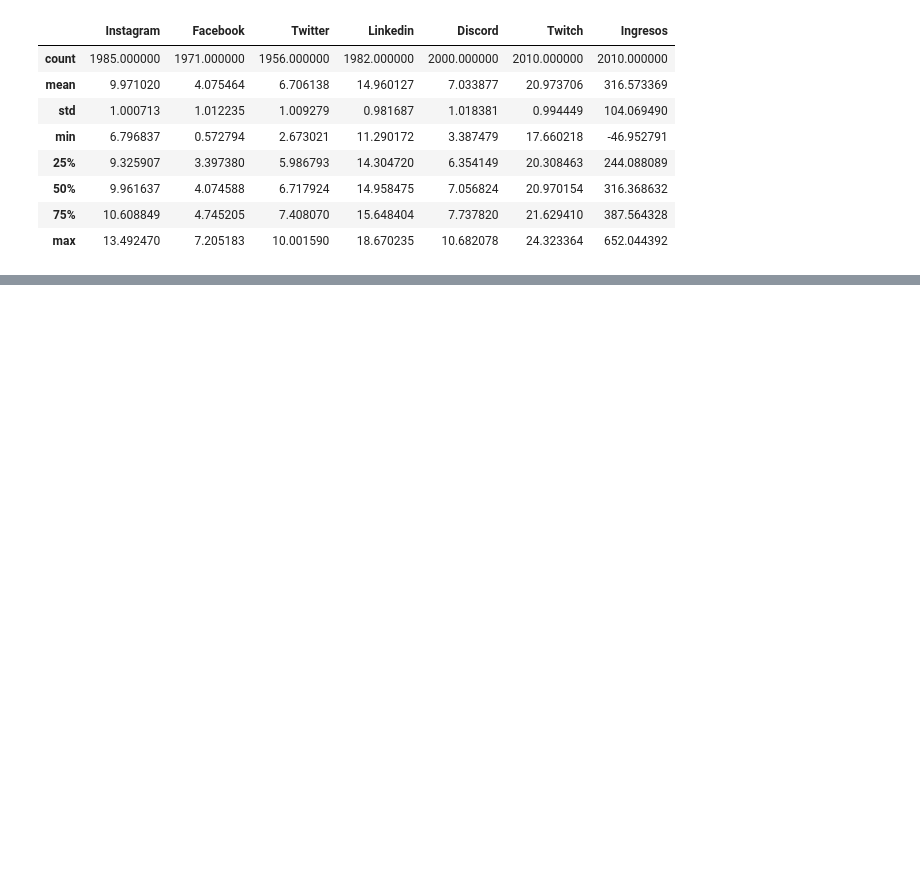
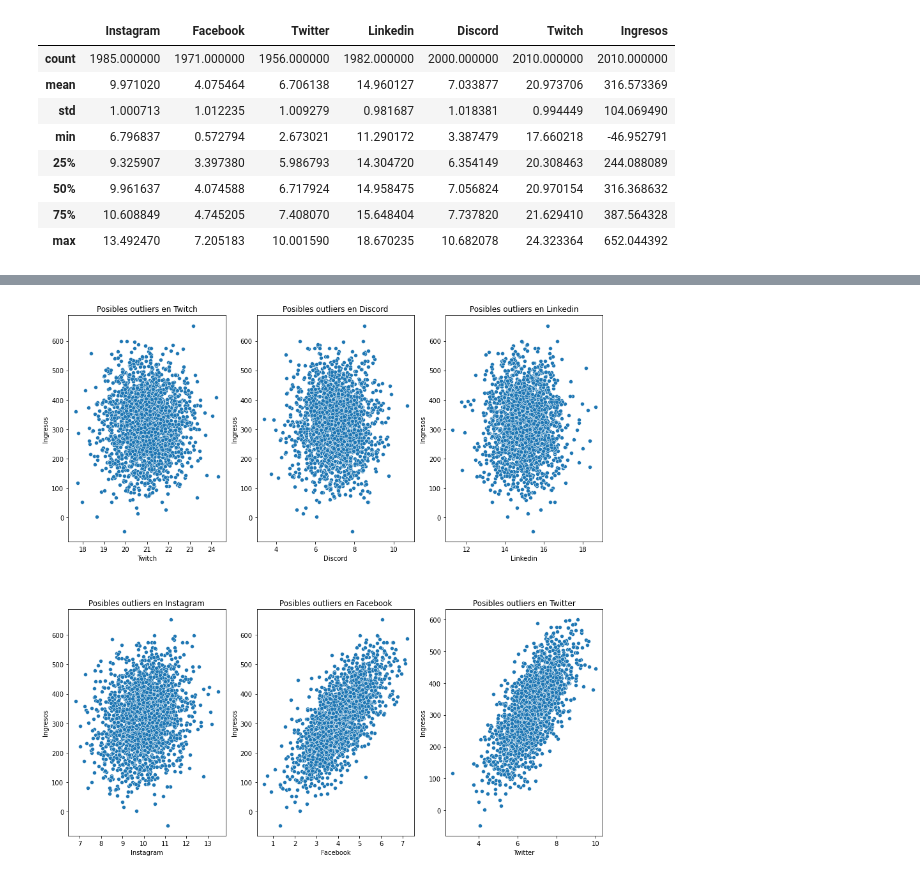
Before and after one commit to Jcornejo85/JOBMadrid21, a Jupyter notebook: Data/JobMadrid21.ipynb, the cells around one changed output, grey strips where cells are left out. Saved outputs shown, nothing was run; the diff lists cells and outputs as text; code cells hidden in the pictures; blank space fills up the shorter version.

```diff
--- a/Data/JobMadrid21.ipynb
+++ b/Data/JobMadrid21.ipynb
@@ -298,0 +130,23 @@ from sklearn.preprocessing import StandardScaler
+# %%
+fig, axes = plt.subplots(2, 3, figsize=(15, 15))
+plt.subplots_adjust(hspace = 0.3)
+
+sns.scatterplot(data=df, x='Twitch', y='Ingresos', ax=axes[0, 0])
+axes[0, 0].set_title("Posibles outliers en Twitch")
+
+sns.scatterplot(data=df, x='Discord', y='Ingresos', ax=axes[0, 1])
+axes[0, 1].set_title("Posibles outliers en Discord")
+
+sns.scatterplot(data=df, x='Linkedin', y='Ingresos', ax=axes[0, 2])
+axes[0, 2].set_title("Posibles outliers en Linkedin")
+
+sns.scatterplot(data=df, x='Instagram', y='Ingresos', ax=axes[1, 0])
+axes[1, 0].set_title("Posibles outliers en Instagram")
+
+sns.scatterplot(data=df, x='Facebook', y='Ingresos', ax=axes[1, 1])
+axes[1, 1].set_title("Posibles outliers en Facebook")
+
+sns.scatterplot(data=df, x='Twitter', y='Ingresos', ax=axes[1, 2])
+axes[1, 2].set_title("Posibles outliers en Twitter");
+# %% [output]
+[figure, added]
```
Also changed, not shown: parts of 75 cells of this notebook.
